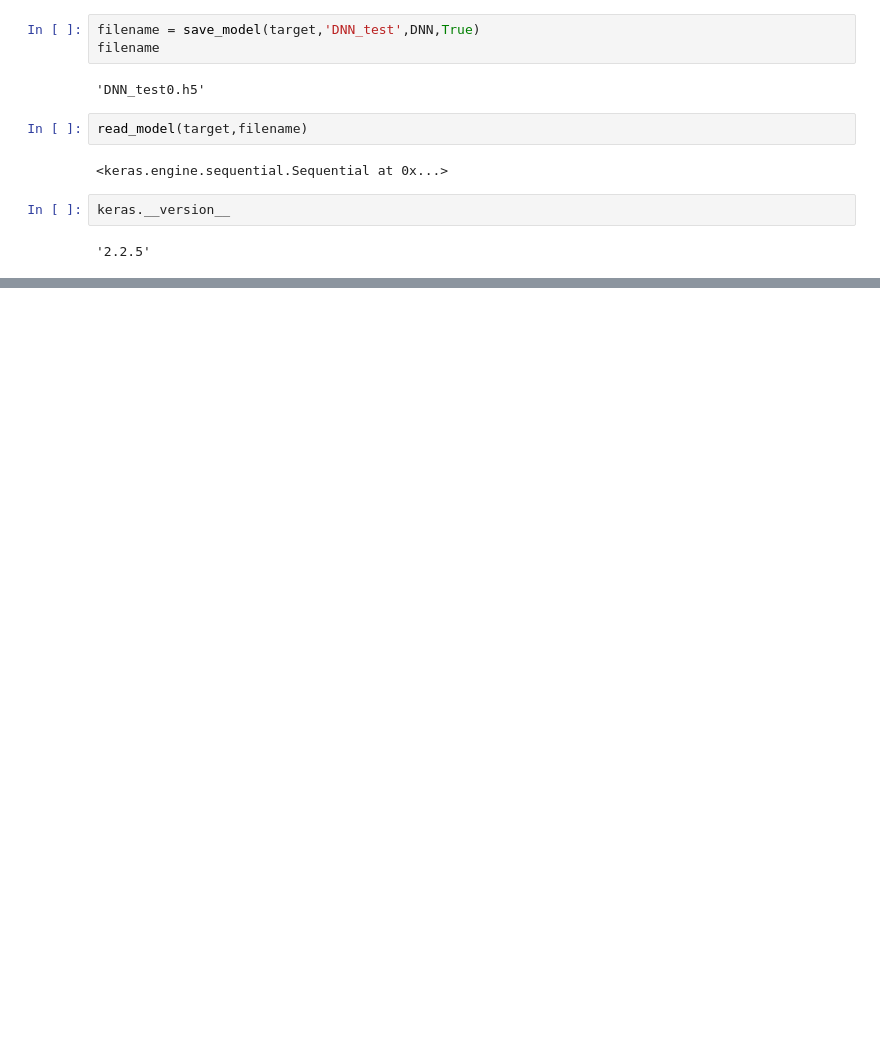
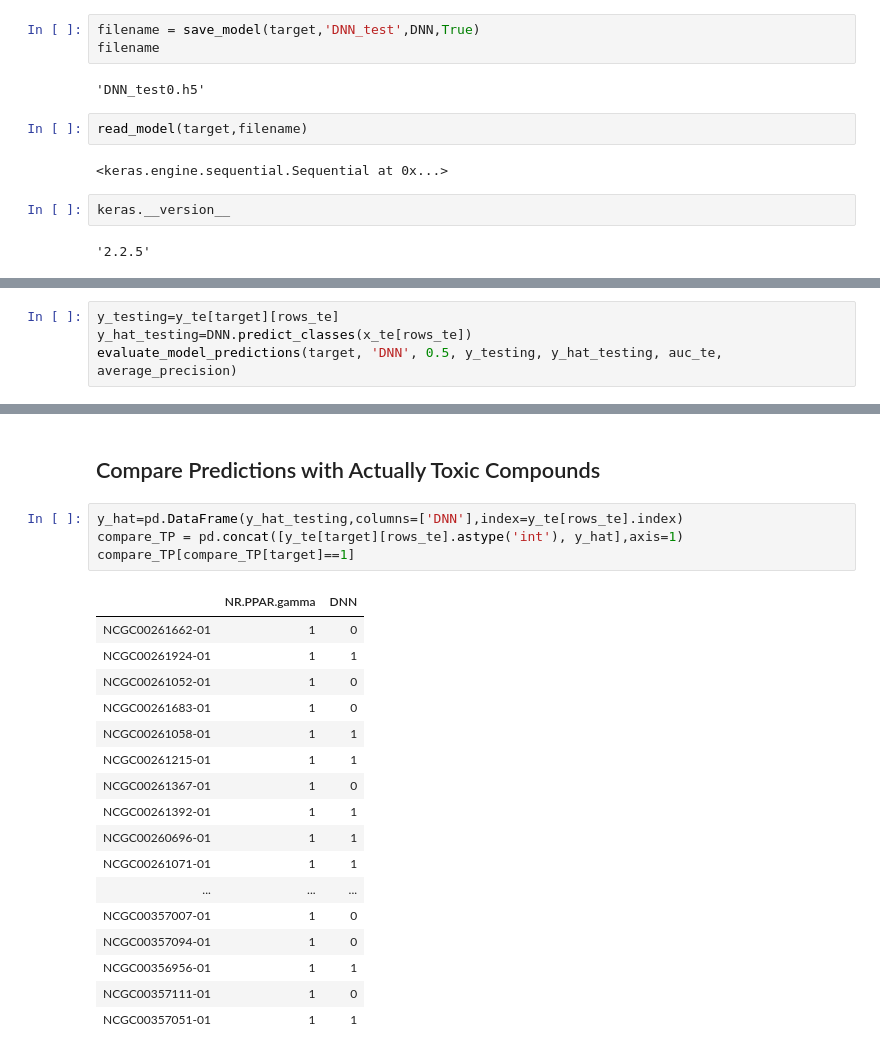
Before and after one commit to spdavern/metis_project5, a Jupyter notebook: single_task_dnn_base.ipynb, the cells around one changed output, grey strips where cells are left out. Cells and saved outputs as stored; diff of their text form; blank space fills up the shorter version.

```diff
--- a/single_task_dnn_base.ipynb
+++ b/single_task_dnn_base.ipynb
@@ -316,0 +335,4 @@ keras.__version__
+# %%
+y_testing=y_te[target][rows_te]
+y_hat_testing=DNN.predict_classes(x_te[rows_te])
+evaluate_model_predictions(target, 'DNN', 0.5, y_testing, y_hat_testing, auc_te, average_precision)
@@ -316,0 +452,24 @@ keras.__version__
+# %% [markdown]
+## Compare Predictions with Actually Toxic Compounds
+# %%
+y_hat=pd.DataFrame(y_hat_testing,columns=['DNN'],index=y_te[rows_te].index)
+compare_TP = pd.concat([y_te[target][rows_te].astype('int'), y_hat],axis=1)
+compare_TP[compare_TP[target]==1]
+# %% [output]
+|  | NR.PPAR.gamma | DNN |
+| NCGC00261662-01 | 1 | 0 |
+| NCGC00261924-01 | 1 | 1 |
+| NCGC00261052-01 | 1 | 0 |
+| NCGC00261683-01 | 1 | 0 |
+| NCGC00261058-01 | 1 | 1 |
+| NCGC00261215-01 | 1 | 1 |
+| NCGC00261367-01 | 1 | 0 |
+| NCGC00261392-01 | 1 | 1 |
+| NCGC00260696-01 | 1 | 1 |
+| NCGC00261071-01 | 1 | 1 |
+| ... | ... | ... |
+| NCGC00357007-01 | 1 | 0 |
+| NCGC00357094-01 | 1 | 0 |
+| NCGC00356956-01 | 1 | 1 |
+| NCGC00357111-01 | 1 | 0 |
+| NCGC00357051-01 | 1 | 1 |
```
Also changed, not shown: parts of 16 cells of this notebook, 39 other files.
